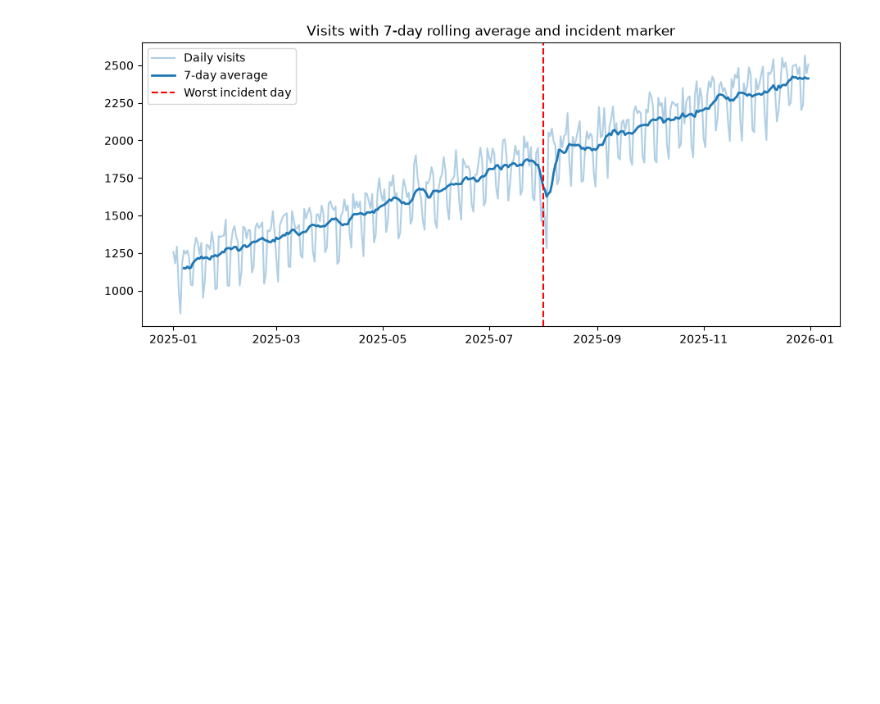
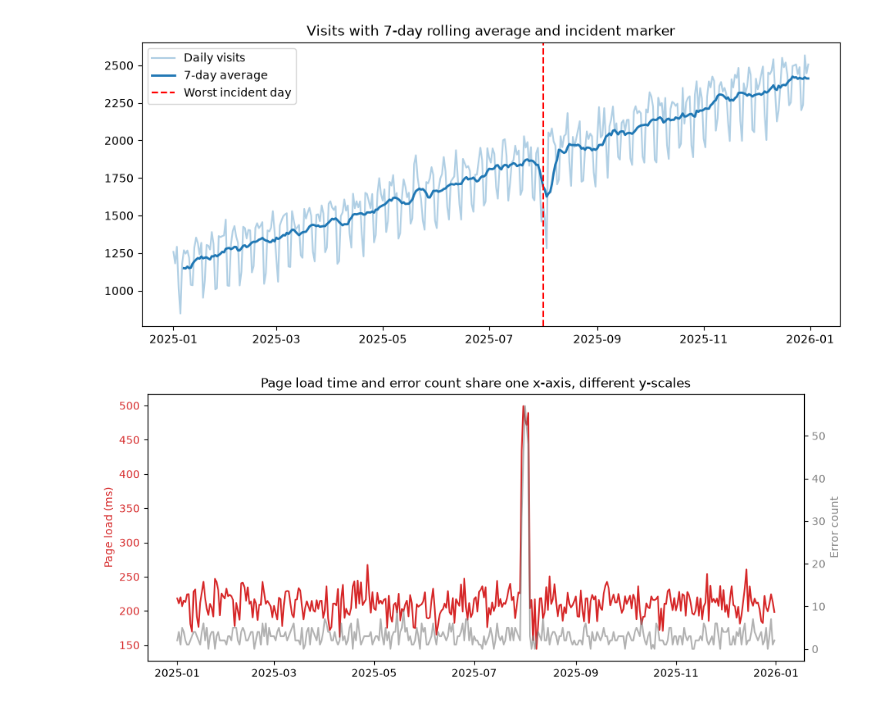
Before and after one commit to AnneMukeshBalaji/calibo, a Jupyter notebook: mathplotlib/class_demo.ipynb, the cells around one changed output. Saved outputs shown, nothing was run; the diff lists cells and outputs as text; code cells hidden in the pictures; blank space fills up the shorter version.

```diff
--- a/mathplotlib/class_demo.ipynb
+++ b/mathplotlib/class_demo.ipynb
@@ -263,3 +263,19 @@ ax.legend()
 plt.show()
 # %% [output]
 [figure]
+# %%
+fig, ax1 = plt.subplots(figsize=(11, 4.5))
+
+ax1.plot(df["date"], df["page_load_ms"], color="tab:red")
+ax1.set_ylabel("Page load (ms)", color="tab:red")
+ax1.tick_params(axis="y", labelcolor="tab:red")
+
+ax2 = ax1.twinx()
+ax2.plot(df["date"], df["error_count"], color="tab:gray", alpha=0.6)
+ax2.set_ylabel("Error count", color="tab:gray")
+ax2.tick_params(axis="y", labelcolor="tab:gray")
+
+ax1.set_title("Page load time and error count share one x-axis, different y-scales")
+plt.show()
+# %% [output]
+[figure, added]
```
Also changed, not shown: parts of 3 cells of this notebook, 7 other files.
